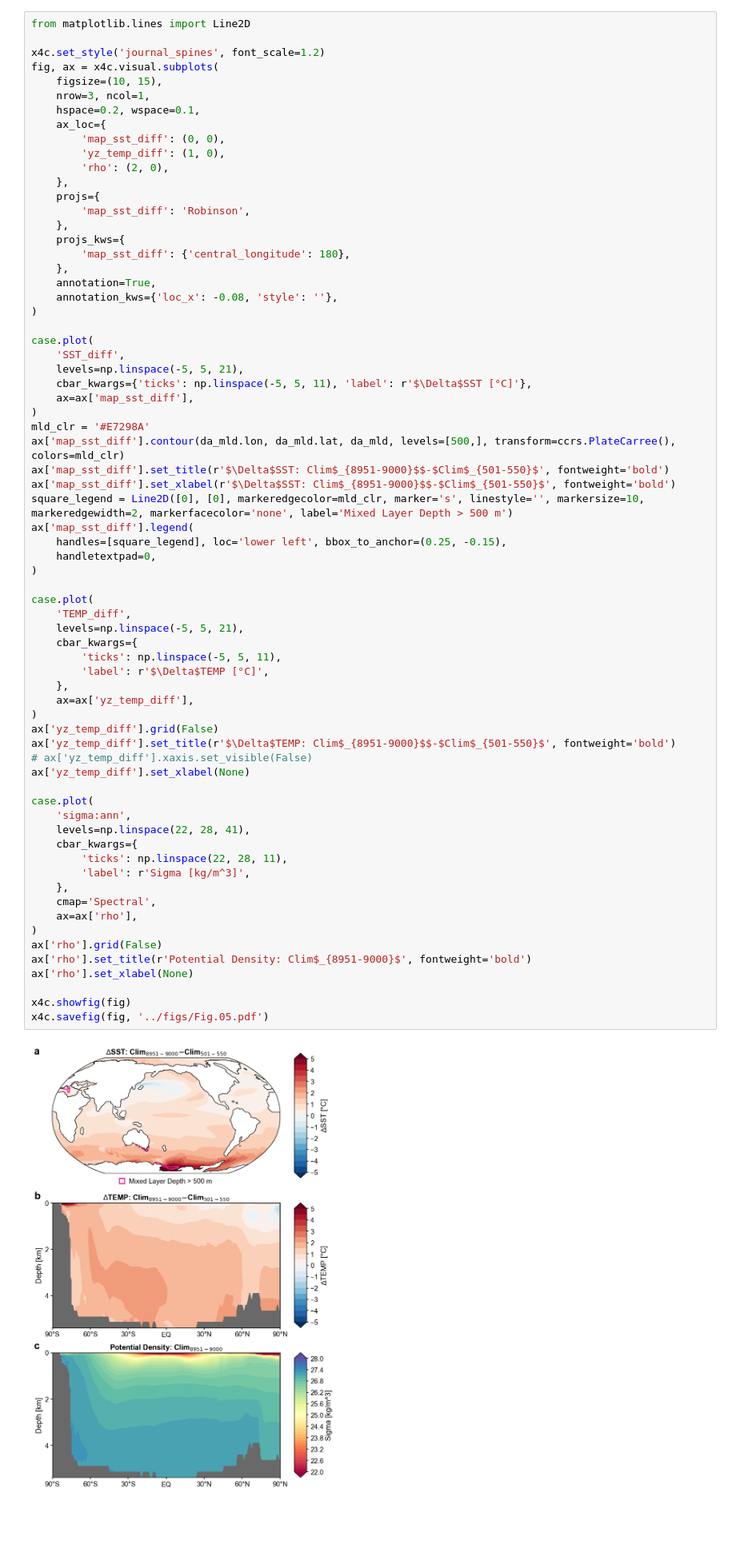
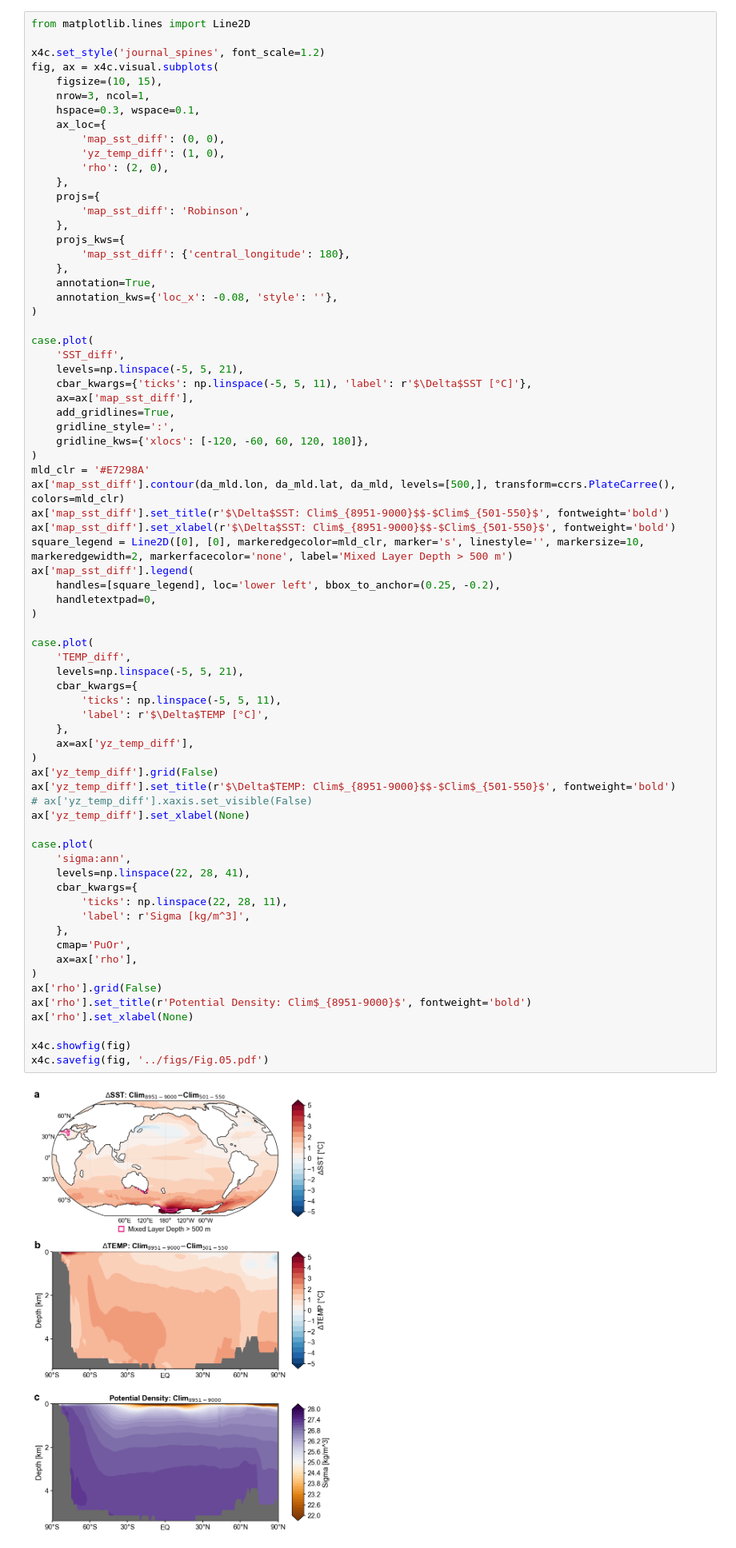
Before and after one commit to fzhu2e/paper-MCO_iCESM, a Jupyter notebook: notebooks/Fig.05.ipynb, the cells around one changed output. Shown at 80% size. Cells and saved outputs as stored; diff of their text form; blank space fills up the shorter version.

```diff
--- a/notebooks/Fig.05.ipynb
+++ b/notebooks/Fig.05.ipynb
@@ -173,7 +173,7 @@ x4c.set_style('journal_spines', font_scale=1.2)
 fig, ax = x4c.visual.subplots(
     figsize=(10, 15),
     nrow=3, ncol=1,
-    hspace=0.2, wspace=0.1,
+    hspace=0.3, wspace=0.1,
     ax_loc={
         'map_sst_diff': (0, 0),
         'yz_temp_diff': (1, 0),
@@ -194,6 +194,9 @@ case.plot(
     levels=np.linspace(-5, 5, 21),
     cbar_kwargs={'ticks': np.linspace(-5, 5, 11), 'label': r'$\Delta$SST [°C]'},
     ax=ax['map_sst_diff'],
+    add_gridlines=True,
+    gridline_style=':',
+    gridline_kws={'xlocs': [-120, -60, 60, 120, 180]},
 )
 mld_clr = '#E7298A'
 ax['map_sst_diff'].contour(da_mld.lon, da_mld.lat, da_mld, levels=[500,], transform=ccrs.PlateCarree(), colors=mld_clr)
@@ -201,40 +204,40 @@ ax['map_sst_diff'].set_title(r'$\Delta$SST: Clim$_{8951-9000}$$-$Clim$_{501-550}
 ax['map_sst_diff'].set_xlabel(r'$\Delta$SST: Clim$_{8951-9000}$$-$Clim$_{501-550}$', fontweight='bold')
 square_legend = Line2D([0], [0], markeredgecolor=mld_clr, marker='s', linestyle='', markersize=10, markeredgewidth=2, markerfacecolor='none', label='Mixed Layer Depth > 500 m')
 ax['map_sst_diff'].legend(
-    handles=[square_legend], loc='lower left', bbox_to_anchor=(0.25, -0.15),
+    handles=[square_legend], loc='lower left', bbox_to_anchor=(0.25, -0.2),
     handletextpad=0,
 )
 
 case.plot(
     'TEMP_diff',
     levels=np.linspace(-5, 5, 21),
     cbar_kwargs={
         'ticks': np.linspace(-5, 5, 11),
         'label': r'$\Delta$TEMP [°C]',
     },
     ax=ax['yz_temp_diff'],
 )
 ax['yz_temp_diff'].grid(False)
 ax['yz_temp_diff'].set_title(r'$\Delta$TEMP: Clim$_{8951-9000}$$-$Clim$_{501-550}$', fontweight='bold')
 # ax['yz_temp_diff'].xaxis.set_visible(False)
 ax['yz_temp_diff'].set_xlabel(None)
 
 case.plot(
     'sigma:ann',
     levels=np.linspace(22, 28, 41),
     cbar_kwargs={
         'ticks': np.linspace(22, 28, 11),
         'label': r'Sigma [kg/m^3]',
     },
-    cmap='Spectral',
+    cmap='PuOr',
     ax=ax['rho'],
 )
 ax['rho'].grid(False)
 ax['rho'].set_title(r'Potential Density: Clim$_{8951-9000}$', fontweight='bold')
 ax['rho'].set_xlabel(None)
 
 x4c.showfig(fig)
 x4c.savefig(fig, '../figs/Fig.05.pdf')
 # %% [output]
-[figure, old version]
+[figure, new version]
 Figure saved at: "../figs/Fig.05.pdf"
```
Also changed, not shown: parts of 4 cells of this notebook, 2 other files.
